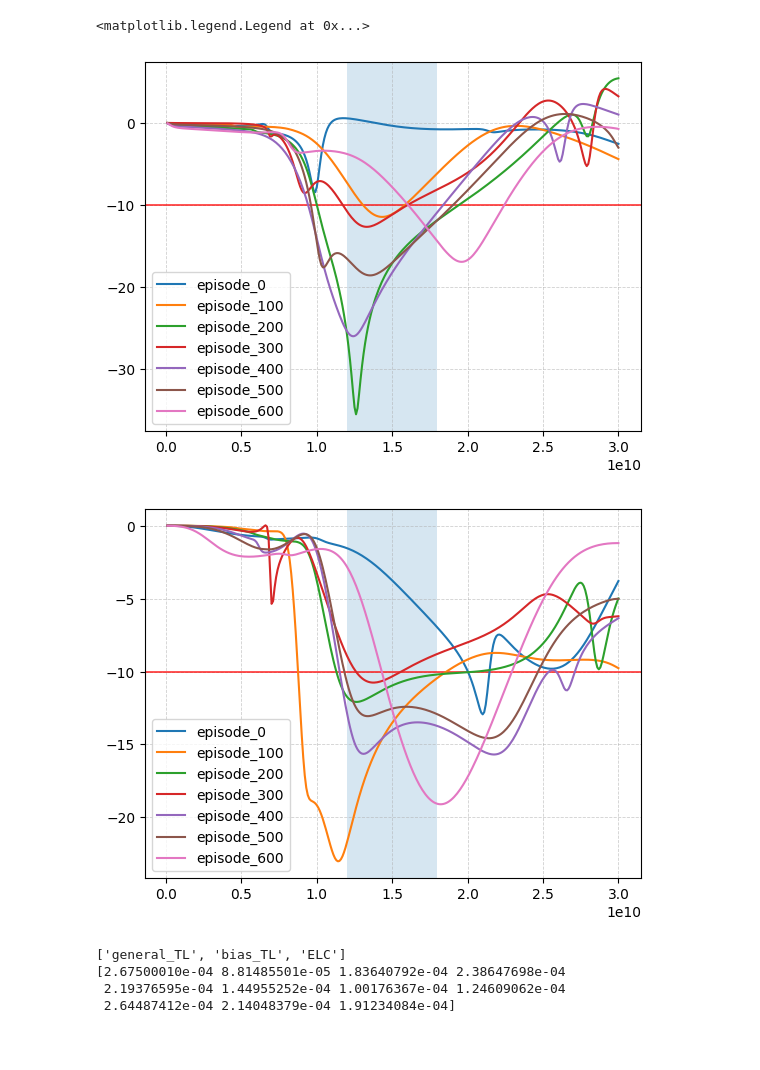
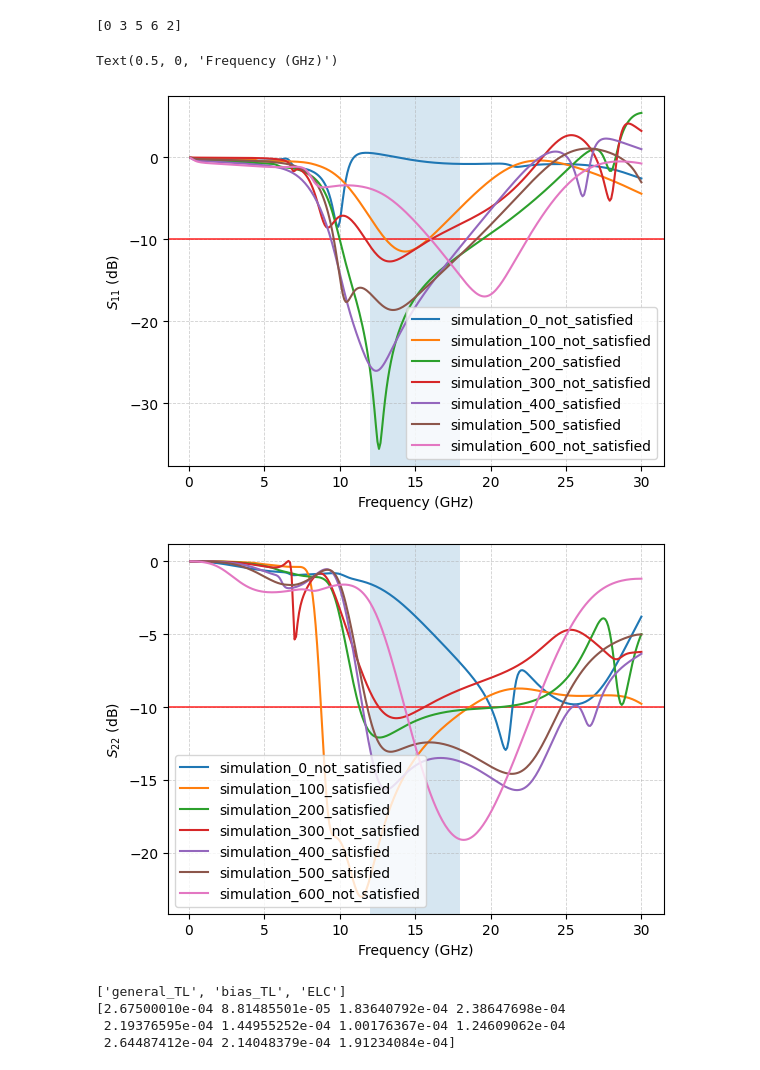
Before and after one commit to Jiyong254/PPO_Gan_HEMT_Twostage_LNA, a Jupyter notebook: target_spec/numpy_test.ipynb, the cells around one changed output. Cells and saved outputs as stored; diff of their text form; code cells hidden in the pictures; blank space fills up the shorter version.

```diff
--- a/target_spec/numpy_test.ipynb
+++ b/target_spec/numpy_test.ipynb
@@ -2,47 +2,63 @@
 import numpy as np
 import pandas as pd
 import matplotlib.pyplot as plt
+# %%
+a = [-4,3,5,6,2]
+print(np.maximum(a, 0))
+# %% [output]
+[0 3 5 6 2]
 # %%
 import pandas as pd
 
 df = pd.read_csv("/home/jychung/python/target_spec/S11.csv")
 s22 = pd.read_csv("/home/jychung/python/target_spec/S22.csv")
 
 #s11
 plt.figure()
 
-plt.axvspan(12e9, 18e9, alpha=0.18)
+plt.axvspan(12, 18, alpha=0.18)
 plt.axhline(y=-10, linestyle="-", linewidth=1.2,alpha=0.8, color='red')
 plt.grid(True, which="both", linestyle='--', linewidth=0.6, alpha=0.6)
 
 idx_target_freq = np.where((df["freq"] >= 12e9) & (df["freq"] <= 18e9))[0]
 
 for i in range(659):
     if(i%100 == 0):
-        plt.plot(df["freq"], df[f"{i}"], label=f'episode_{i}')
+        if (np.maximum(np.max(df[f"{i}"][idx_target_freq]), -10) <= -10):
+            plt.plot(df["freq"]/(1e9), df[f"{i}"], label=f'simulation_{i}_satisfied')
+        else:
+            plt.plot(df["freq"]/(1e9), df[f"{i}"], label=f'simulation_{i}_not_satisfied')
+
 
 # plt.plot(df["freq"], df["10"], label=f'episode_10')
-plt.legend(loc='lower left', fontsize=10)
+plt.legend(loc='lower right', fontsize=10)
+plt.ylabel(r'$S_{11}$ (dB)')
+plt.xlabel('Frequency (GHz)')
 
 #s22
 plt.figure()
 
-plt.axvspan(12e9, 18e9, alpha=0.18)
+plt.axvspan(12, 18, alpha=0.18)
 plt.axhline(y=-10, linestyle="-", linewidth=1.2,alpha=0.8, color='red')
 plt.grid(True, which="both", linestyle='--', linewidth=0.6, alpha=0.6)
 
 idx_target_freq = np.where((s22["freq"] >= 12e9) & (s22["freq"] <= 18e9))[0]
 
 for i in range(659):
     if(i%100 == 0):
-        plt.plot(s22["freq"], s22[f"{i}"], label=f'episode_{i}')
+        if (np.maximum(np.max(s22[f"{i}"][idx_target_freq]), -10) <= -10):
+            plt.plot(s22["freq"]/(1e9), s22[f"{i}"], label=f'simulation_{i}_satisfied')
+        else:
+            plt.plot(s22["freq"]/(1e9), s22[f"{i}"], label=f'simulation_{i}_not_satisfied')
 
 # plt.plot(df["freq"], df["10"], label=f'episode_10')
 plt.legend(loc='lower left', fontsize=10)
+plt.ylabel(r'$S_{22}$ (dB)')
+plt.xlabel('Frequency (GHz)')
 # %% [output]
-<matplotlib.legend.Legend at 0x...>
+Text(0.5, 0, 'Frequency (GHz)')
-[figure, old version]
+[figure, new version]
-[figure, old version]
+[figure, new version]
 # %%
 data = np.load("/home/jychung/python/final_params.npz")
 
```
Also changed, not shown: parts of 1 cell of this notebook, 8 other files.
